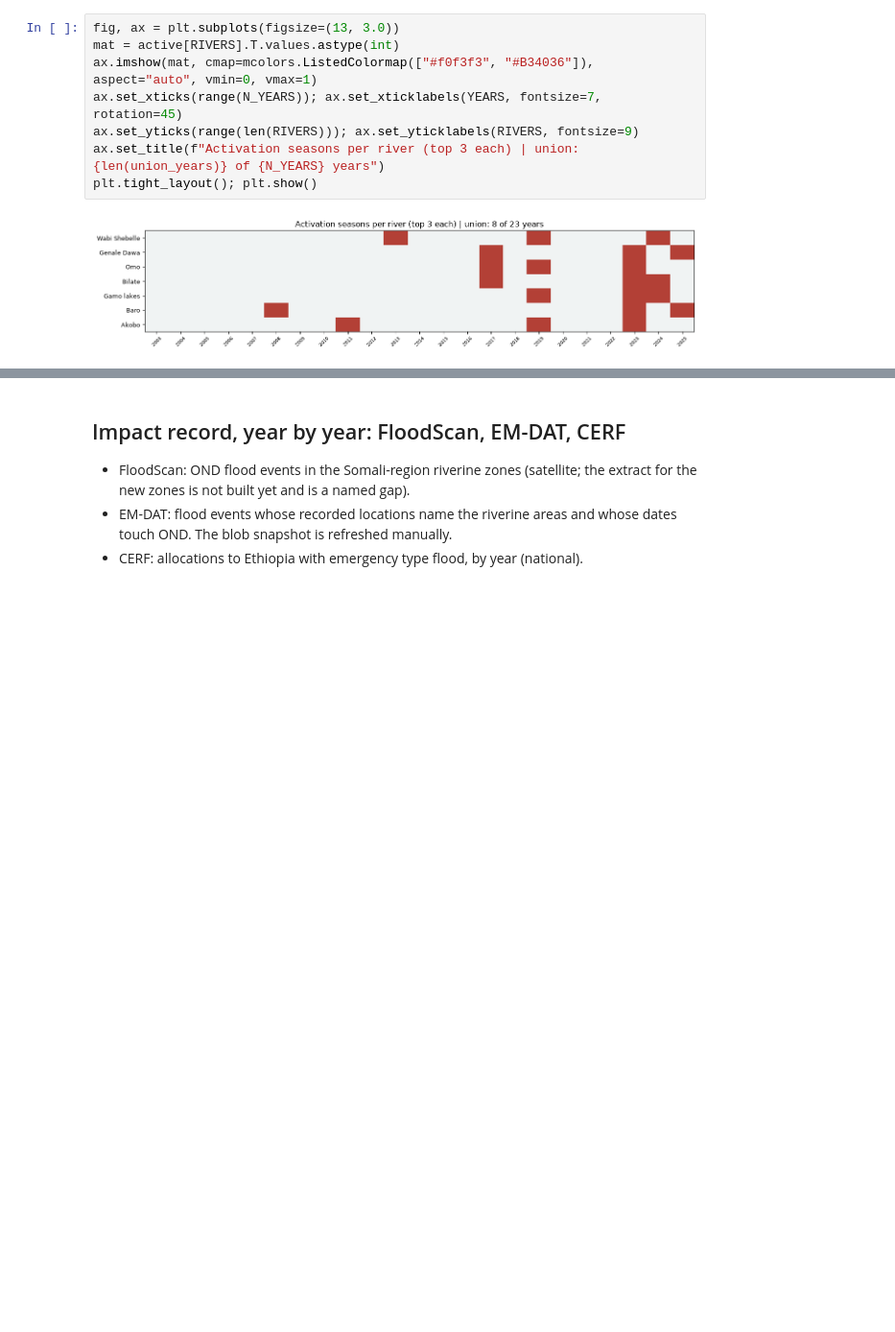
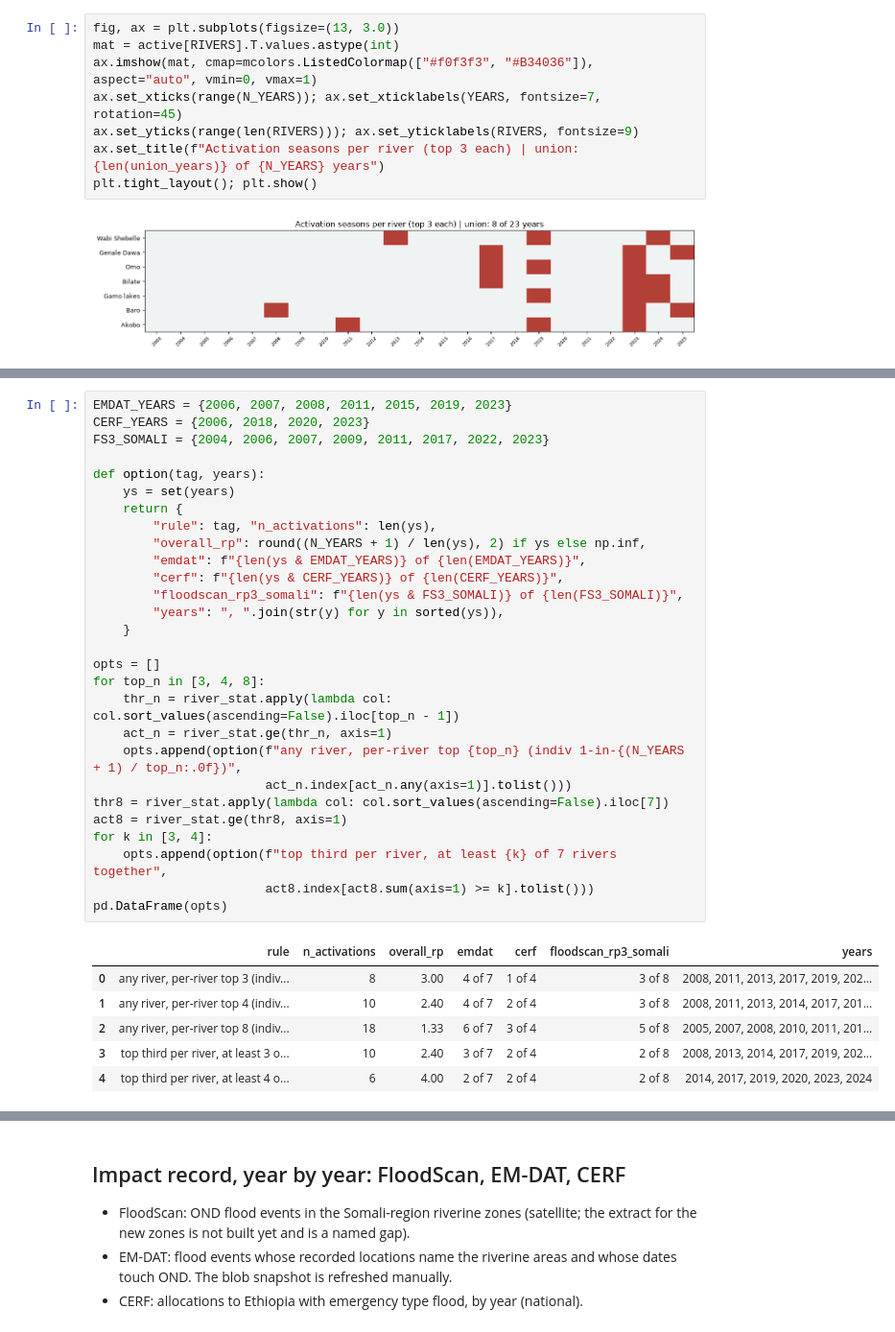
Before and after one commit to OCHA-DAP/ds-aa-eth-flooding, a Jupyter notebook: analysis/04_ond_trigger_design.ipynb, the cells around one changed output, grey strips where cells are left out. Shown at 96% size. Drawn from its saved outputs; the diff is of its cells as text; blank space fills up the shorter version.

```diff
--- a/analysis/04_ond_trigger_design.ipynb
+++ b/analysis/04_ond_trigger_design.ipynb
@@ -201,0 +210,35 @@ plt.tight_layout(); plt.show()
+# %%
+EMDAT_YEARS = {2006, 2007, 2008, 2011, 2015, 2019, 2023}
+CERF_YEARS = {2006, 2018, 2020, 2023}
+FS3_SOMALI = {2004, 2006, 2007, 2009, 2011, 2017, 2022, 2023}
+
+def option(tag, years):
+    ys = set(years)
+    return {
+        "rule": tag, "n_activations": len(ys),
+        "overall_rp": round((N_YEARS + 1) / len(ys), 2) if ys else np.inf,
+        "emdat": f"{len(ys & EMDAT_YEARS)} of {len(EMDAT_YEARS)}",
+        "cerf": f"{len(ys & CERF_YEARS)} of {len(CERF_YEARS)}",
+        "floodscan_rp3_somali": f"{len(ys & FS3_SOMALI)} of {len(FS3_SOMALI)}",
+        "years": ", ".join(str(y) for y in sorted(ys)),
+    }
+
+opts = []
+for top_n in [3, 4, 8]:
+    thr_n = river_stat.apply(lambda col: col.sort_values(ascending=False).iloc[top_n - 1])
+    act_n = river_stat.ge(thr_n, axis=1)
+    opts.append(option(f"any river, per-river top {top_n} (indiv 1-in-{(N_YEARS + 1) / top_n:.0f})",
+                       act_n.index[act_n.any(axis=1)].tolist()))
+thr8 = river_stat.apply(lambda col: col.sort_values(ascending=False).iloc[7])
+act8 = river_stat.ge(thr8, axis=1)
+for k in [3, 4]:
+    opts.append(option(f"top third per river, at least {k} of 7 rivers together",
+                       act8.index[act8.sum(axis=1) >= k].tolist()))
+pd.DataFrame(opts)
+# %% [output]
+|  | rule | n_activations | overall_rp | emdat | cerf | floodscan_rp3_somali | years |
+| 0 | any river, per-river top 3 (indiv... | 8 | 3.00 | 4 of 7 | 1 of 4 | 3 of 8 | 2008, 2011, 2013, 2017, 2019, 202... |
+| 1 | any river, per-river top 4 (indiv... | 10 | 2.40 | 4 of 7 | 2 of 4 | 3 of 8 | 2008, 2011, 2013, 2014, 2017, 201... |
+| 2 | any river, per-river top 8 (indiv... | 18 | 1.33 | 6 of 7 | 3 of 4 | 5 of 8 | 2005, 2007, 2008, 2010, 2011, 201... |
+| 3 | top third per river, at least 3 o... | 10 | 2.40 | 3 of 7 | 2 of 4 | 2 of 8 | 2008, 2013, 2014, 2017, 2019, 202... |
+| 4 | top third per river, at least 4 o... | 6 | 4.00 | 2 of 7 | 2 of 4 | 2 of 8 | 2014, 2017, 2019, 2020, 2023, 2024 |
```
Also changed, not shown: parts of 3 cells of this notebook.
